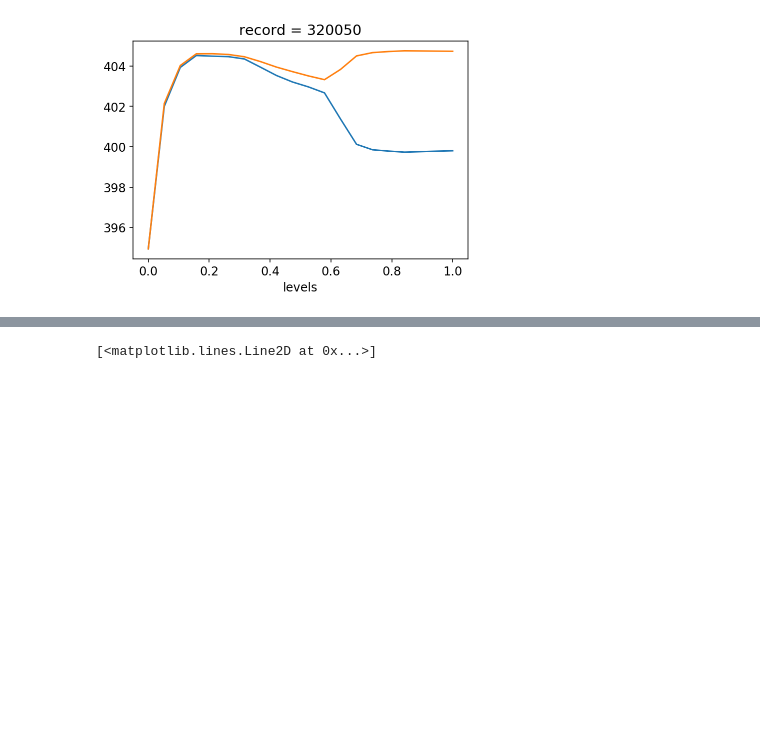
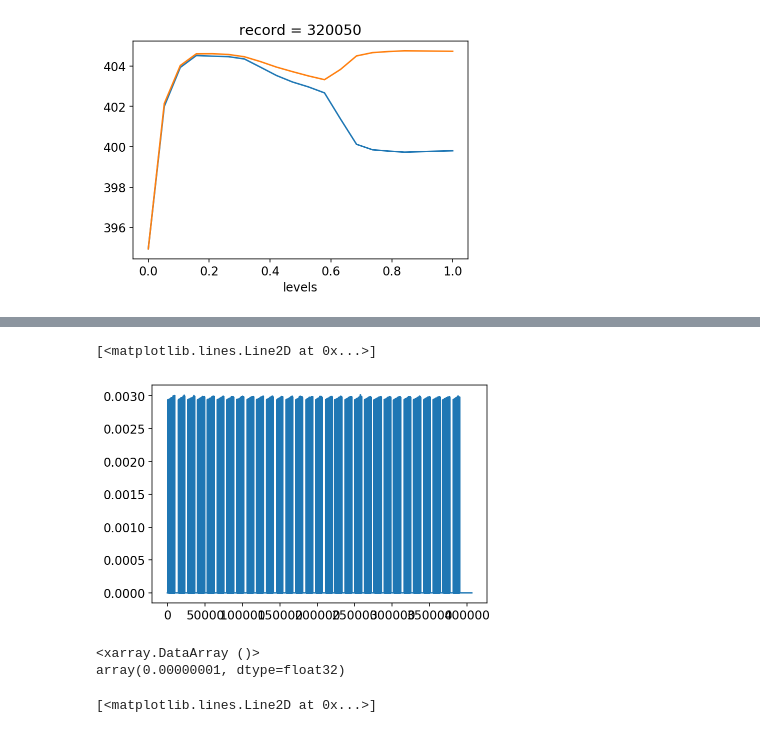
Before and after one commit to MehliyarSadiq/geoschem_simulations, a Jupyter notebook: inversion/satellite/oco-2/Check_surface_and_XCO2.ipynb, the cells around one changed output, grey strips where cells are left out. Saved outputs shown, nothing was run; the diff lists cells and outputs as text; code cells hidden in the pictures; blank space fills up the shorter version.

```diff
--- a/inversion/satellite/oco-2/Check_surface_and_XCO2.ipynb
+++ b/inversion/satellite/oco-2/Check_surface_and_XCO2.ipynb
@@ -116,3 +123,13 @@ co2_profile2[320050,:].plot()
+# %%
+plt.plot(np.sum(co2_profile1, axis = 1))
+# %% [output]
+[<matplotlib.lines.Line2D at 0x...>]
+[figure, added]
+# %%
+np.mean(np.sum(co2_profile1, axis = 1) - np.sum(co2_profile2, axis = 1))
+# %% [output]
+<xarray.DataArray ()>
+array(0.00000001, dtype=float32)
 # %%
 pres_wgt[320050,:].plot()
 # %% [output]
```
Also changed, not shown: parts of 7 cells of this notebook, 20 other files.
